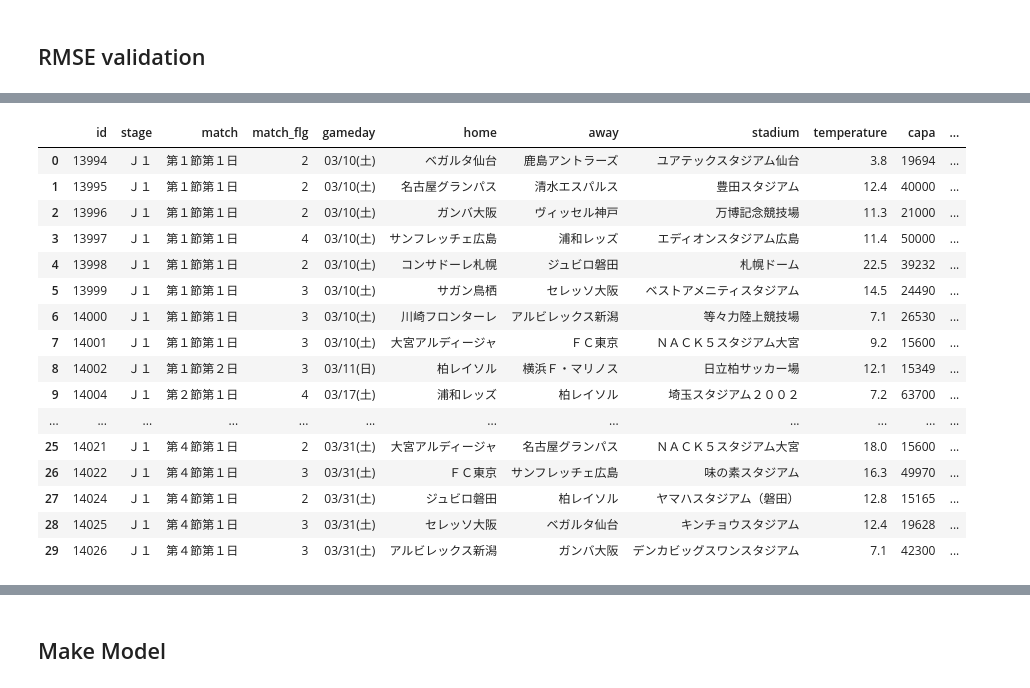
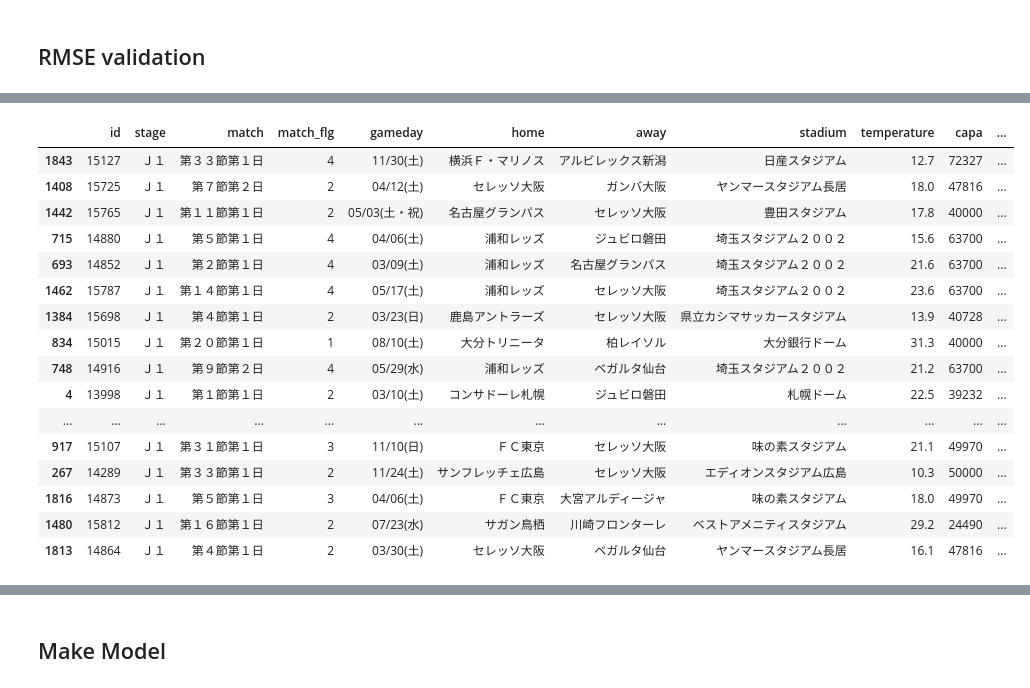
Before and after one commit to ixotech1/dstrainingclass, a Jupyter notebook: study/05/JLeague_LC.ipynb, the cells around one changed output, grey strips where cells are left out. Drawn from its saved outputs; the diff is of its cells as text; code cells hidden in the pictures.

```diff
--- a/study/05/JLeague_LC.ipynb
+++ b/study/05/JLeague_LC.ipynb
@@ -6,6 +6,7 @@
 import pandas as pd
 import numpy as np
 from sklearn import linear_model
+from sklearn.ensemble import RandomForestRegressor
 
 import seaborn as sns
 import matplotlib.pyplot as plt
@@ -25,8 +26,10 @@ pd.set_option("display.max_rows", 200)
 
 # Load datasets
 train = pd.read_csv(input_path + "jleague/train.csv", sep=",", header=0, quotechar="\"", encoding='utf-8')
+train_add = pd.read_csv(input_path + "jleague/train_add.csv", sep=",", header=0, quotechar="\"", encoding='utf-8')
 test = pd.read_csv(input_path + "jleague/test.csv", sep=",", header=0, quotechar="\"", encoding='utf-8')
 condition = pd.read_csv(input_path + "jleague/condition.csv", sep=",", header=0, quotechar="\"", encoding='utf-8')
+condition_add = pd.read_csv(input_path + "jleague/condition_add.csv", sep=",", header=0, quotechar="\"", encoding='utf-8')
 stadium = pd.read_csv(input_path + "jleague/stadium.csv", sep=",", header=0, quotechar="\"", encoding='utf-8')
 # %% [markdown]
 ## Merging datasets for feature engineering
@@ -249,0 +293,10 @@ dat["high_match_flg"] = dat.apply(lambda x: 1 if ((x["J1_flg"] == 1) & (x["match
+# %%
+weather_map={}
+for n, cate in enumerate(weather_dat["weather_cate"],start=1):
+    weather_map[cate] = n
+print(weather_map)
+dat["weather_flg"] = dat["weather_cate"].map(weather_map)
+g_x = "weather_flg"
+g_dat = dat[dat["data"]=="Train"].groupby(g_x).agg({"y": ["mean", "count"]}).reset_index(drop=False)
+g_dat.columns = [g_x, "y", "count"]
+plt.plot(g_dat[g_x], g_dat["y"]);
@@ -249,0 +306,8 @@ dat["high_match_flg"] = dat.apply(lambda x: 1 if ((x["J1_flg"] == 1) & (x["match
+# %%
+# V8 add matches on same day?
+dat["date"] = dat["year"].astype(str) + "/" + dat["gameday"].str[:5]
+match_per_day = dat.groupby("date").match.count().reset_index().rename(columns={"match":"match_per_day"})
+dat = pd.merge(dat, match_per_day, how="inner", on="date")
+dat["match_per_day_flg"] = dat["match_per_day"].apply(lambda x: 1 if ((x < 10) & (x > 2)) else 0)
+
+dat.shape
@@ -254,7 +345,9 @@ sele = ["J1_flg", "December_flg", "attract_mean", "tv_N", "tv_NHK_flg", "capa_ca
         'team_capa_pct_y','stadium_capa_pct_y', #V2
         "mean_home_capa_y","mean_away_capa_y","mean_allplayer_capa_y", #V3
         "match_flg","large_stadium_flg","mean_home_total_y","mean_away_total_y","mean_allplayer_total_y", #V4
-        "match_n","weekend_flg","high_match_flg" #V5
+        "match_n","weekend_flg","high_match_flg", #V5
+        "weather_flg", #V7
+        "match_per_day_flg" # V8
        ]
 # %% [markdown]
 ## Check Multicollinearity
@@ -327,35 +467,37 @@ rmse(train_y, train_pred), rmse(valid_y, valid_pred)
 # %%
 train_x = train[sele].copy()
-train_y = train[["y"]].copy()
-tree_model = DecisionTreeRegressor(
-    criterion='absolute_error', #criterion{“squared_error”, “friedman_mse”, “absolute_error”, “poisson”},
-    splitter="best",
-    random_state=17,
-    max_depth=None)
-tree_model.fit(train_x,train_y)
-train_pred = tree_model.predict(train_x)
+train_y = train["y"].copy()
+rf_model = RandomForestRegressor(
+    n_estimators=300,
+    max_features="sqrt",
+    max_depth=None,
+    random_state=37,
+    n_jobs=-1
+    )
+rf_model.fit(train_x,train_y)
+train_pred = rf_model.predict(train_x)
 train["pred"] = train_pred
-train["pred - y"] = train["pred"] - train_y["y"]
+train["pred - y"] = train["pred"] - train_y
 train["abs(pred - y)"] = train["pred - y"].abs()
 view_col = ["id","stage","match","match_flg","gameday","home","away","stadium","temperature","capa","y","pred","pred - y","abs(pred - y)","team_capa_pct_y","stadium_capa_pct_y"]
 train[view_col].sort_values(by="abs(pred - y)",ascending=False).head(30)
 # %% [output]
 |  | id | stage | match | match_flg | gameday | home | away | stadium | temperature | capa | ... |
-| 0 | 13994 | Ｊ１ | 第１節第１日 | 2 | 03/10(土) | ベガルタ仙台 | 鹿島アントラーズ | ユアテックスタジアム仙台 | 3.8 | 19694 | ... |
-| 1 | 13995 | Ｊ１ | 第１節第１日 | 2 | 03/10(土) | 名古屋グランパス | 清水エスパルス | 豊田スタジアム | 12.4 | 40000 | ... |
-| 2 | 13996 | Ｊ１ | 第１節第１日 | 2 | 03/10(土) | ガンバ大阪 | ヴィッセル神戸 | 万博記念競技場 | 11.3 | 21000 | ... |
-| 3 | 13997 | Ｊ１ | 第１節第１日 | 4 | 03/10(土) | サンフレッチェ広島 | 浦和レッズ | エディオンスタジアム広島 | 11.4 | 50000 | ... |
+| 1843 | 15127 | Ｊ１ | 第３３節第１日 | 4 | 11/30(土) | 横浜Ｆ・マリノス | アルビレックス新潟 | 日産スタジアム | 12.7 | 72327 | ... |
+| 1408 | 15725 | Ｊ１ | 第７節第２日 | 2 | 04/12(土) | セレッソ大阪 | ガンバ大阪 | ヤンマースタジアム長居 | 18.0 | 47816 | ... |
+| 1442 | 15765 | Ｊ１ | 第１１節第１日 | 2 | 05/03(土・祝) | 名古屋グランパス | セレッソ大阪 | 豊田スタジアム | 17.8 | 40000 | ... |
+| 715 | 14880 | Ｊ１ | 第５節第１日 | 4 | 04/06(土) | 浦和レッズ | ジュビロ磐田 | 埼玉スタジアム２００２ | 15.6 | 63700 | ... |
+| 693 | 14852 | Ｊ１ | 第２節第１日 | 4 | 03/09(土) | 浦和レッズ | 名古屋グランパス | 埼玉スタジアム２００２ | 21.6 | 63700 | ... |
+| 1462 | 15787 | Ｊ１ | 第１４節第１日 | 4 | 05/17(土) | 浦和レッズ | セレッソ大阪 | 埼玉スタジアム２００２ | 23.6 | 63700 | ... |
+| 1384 | 15698 | Ｊ１ | 第４節第１日 | 2 | 03/23(日) | 鹿島アントラーズ | セレッソ大阪 | 県立カシマサッカースタジアム | 13.9 | 40728 | ... |
+| 834 | 15015 | Ｊ１ | 第２０節第１日 | 1 | 08/10(土) | 大分トリニータ | 柏レイソル | 大分銀行ドーム | 31.3 | 40000 | ... |
+| 748 | 14916 | Ｊ１ | 第９節第２日 | 4 | 05/29(水) | 浦和レッズ | ベガルタ仙台 | 埼玉スタジアム２００２ | 21.2 | 63700 | ... |
 | 4 | 13998 | Ｊ１ | 第１節第１日 | 2 | 03/10(土) | コンサドーレ札幌 | ジュビロ磐田 | 札幌ドーム | 22.5 | 39232 | ... |
-| 5 | 13999 | Ｊ１ | 第１節第１日 | 3 | 03/10(土) | サガン鳥栖 | セレッソ大阪 | ベストアメニティスタジアム | 14.5 | 24490 | ... |
-| 6 | 14000 | Ｊ１ | 第１節第１日 | 3 | 03/10(土) | 川崎フロンターレ | アルビレックス新潟 | 等々力陸上競技場 | 7.1 | 26530 | ... |
-| 7 | 14001 | Ｊ１ | 第１節第１日 | 3 | 03/10(土) | 大宮アルディージャ | ＦＣ東京 | ＮＡＣＫ５スタジアム大宮 | 9.2 | 15600 | ... |
-| 8 | 14002 | Ｊ１ | 第１節第２日 | 3 | 03/11(日) | 柏レイソル | 横浜Ｆ・マリノス | 日立柏サッカー場 | 12.1 | 15349 | ... |
-| 9 | 14004 | Ｊ１ | 第２節第１日 | 4 | 03/17(土) | 浦和レッズ | 柏レイソル | 埼玉スタジアム２００２ | 7.2 | 63700 | ... |
 | ... | ... | ... | ... | ... | ... | ... | ... | ... | ... | ... | ... |
-| 25 | 14021 | Ｊ１ | 第４節第１日 | 2 | 03/31(土) | 大宮アルディージャ | 名古屋グランパス | ＮＡＣＫ５スタジアム大宮 | 18.0 | 15600 | ... |
-| 26 | 14022 | Ｊ１ | 第４節第１日 | 3 | 03/31(土) | ＦＣ東京 | サンフレッチェ広島 | 味の素スタジアム | 16.3 | 49970 | ... |
-| 27 | 14024 | Ｊ１ | 第４節第１日 | 2 | 03/31(土) | ジュビロ磐田 | 柏レイソル | ヤマハスタジアム（磐田） | 12.8 | 15165 | ... |
-| 28 | 14025 | Ｊ１ | 第４節第１日 | 3 | 03/31(土) | セレッソ大阪 | ベガルタ仙台 | キンチョウスタジアム | 12.4 | 19628 | ... |
-| 29 | 14026 | Ｊ１ | 第４節第１日 | 3 | 03/31(土) | アルビレックス新潟 | ガンバ大阪 | デンカビッグスワンスタジアム | 7.1 | 42300 | ... |
+| 917 | 15107 | Ｊ１ | 第３１節第１日 | 3 | 11/10(日) | ＦＣ東京 | セレッソ大阪 | 味の素スタジアム | 21.1 | 49970 | ... |
+| 267 | 14289 | Ｊ１ | 第３３節第１日 | 2 | 11/24(土) | サンフレッチェ広島 | セレッソ大阪 | エディオンスタジアム広島 | 10.3 | 50000 | ... |
+| 1816 | 14873 | Ｊ１ | 第５節第１日 | 3 | 04/06(土) | ＦＣ東京 | 大宮アルディージャ | 味の素スタジアム | 18.0 | 49970 | ... |
+| 1480 | 15812 | Ｊ１ | 第１６節第１日 | 2 | 07/23(水) | サガン鳥栖 | 川崎フロンターレ | ベストアメニティスタジアム | 29.2 | 24490 | ... |
+| 1813 | 14864 | Ｊ１ | 第４節第１日 | 2 | 03/30(土) | セレッソ大阪 | ベガルタ仙台 | ヤンマースタジアム長居 | 16.1 | 47816 | ... |
 # %%
 train_x = train[sele].copy()
```
Also changed, not shown: parts of 26 cells of this notebook, 12 other files.
